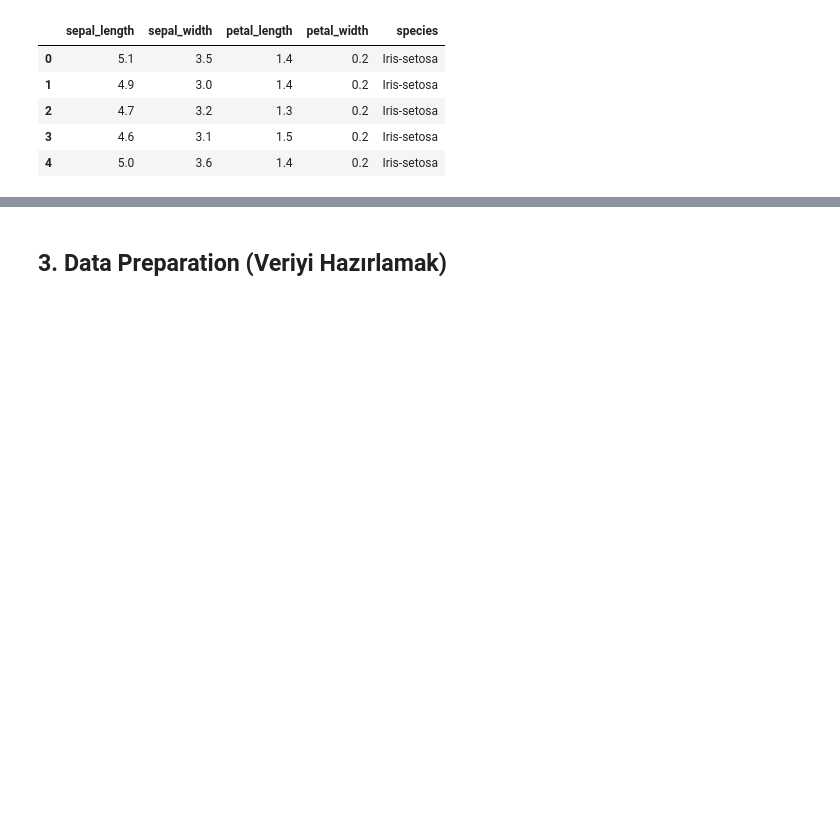
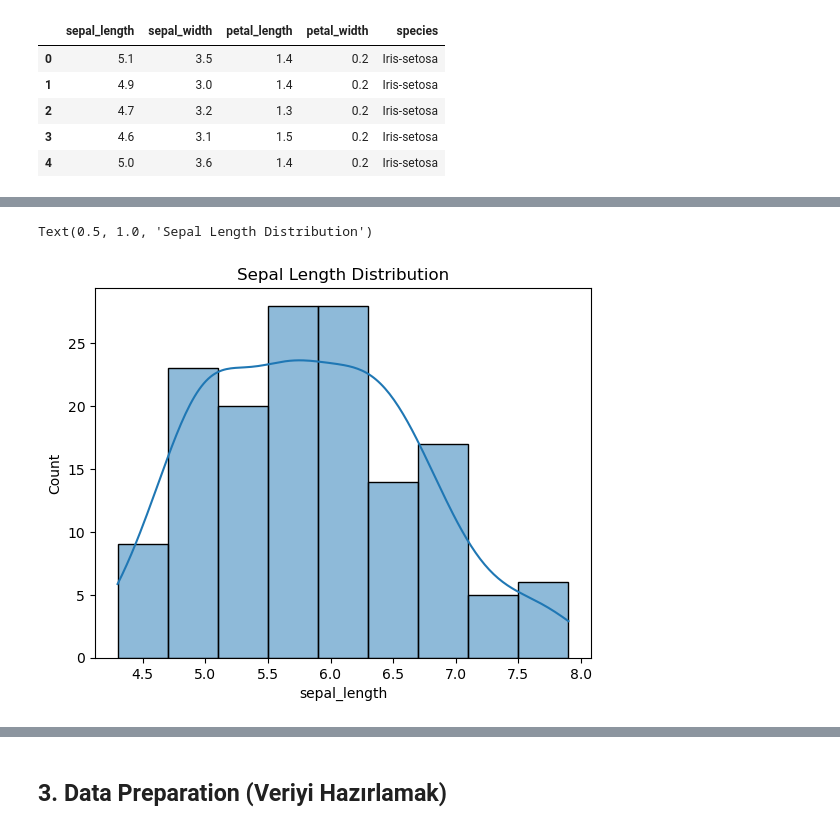
Before and after one commit to onurcakili/dataScienceRepository, a Jupyter notebook: DataScience_Python_Roadmap.ipynb, the cells around one changed output, grey strips where cells are left out. Drawn from its saved outputs; the diff is of its cells as text; code cells hidden in the pictures; blank space fills up the shorter version.

```diff
--- a/DataScience_Python_Roadmap.ipynb
+++ b/DataScience_Python_Roadmap.ipynb
@@ -593,0 +657,10 @@ df.head()
+# %%
+# Histogram - Sepal Length dağılımı
+
+# Histogram: Tek bir sayısal özellik için verinin nasıl dağıldığını görmek için kullanılır
+
+sns.histplot(df['sepal_length'], kde=True)
+plt.title('Sepal Length Distribution')
+# %% [output]
+Text(0.5, 1.0, 'Sepal Length Distribution')
+[figure, added]
```
Also changed, not shown: parts of 18 cells of this notebook, 1 other file.
